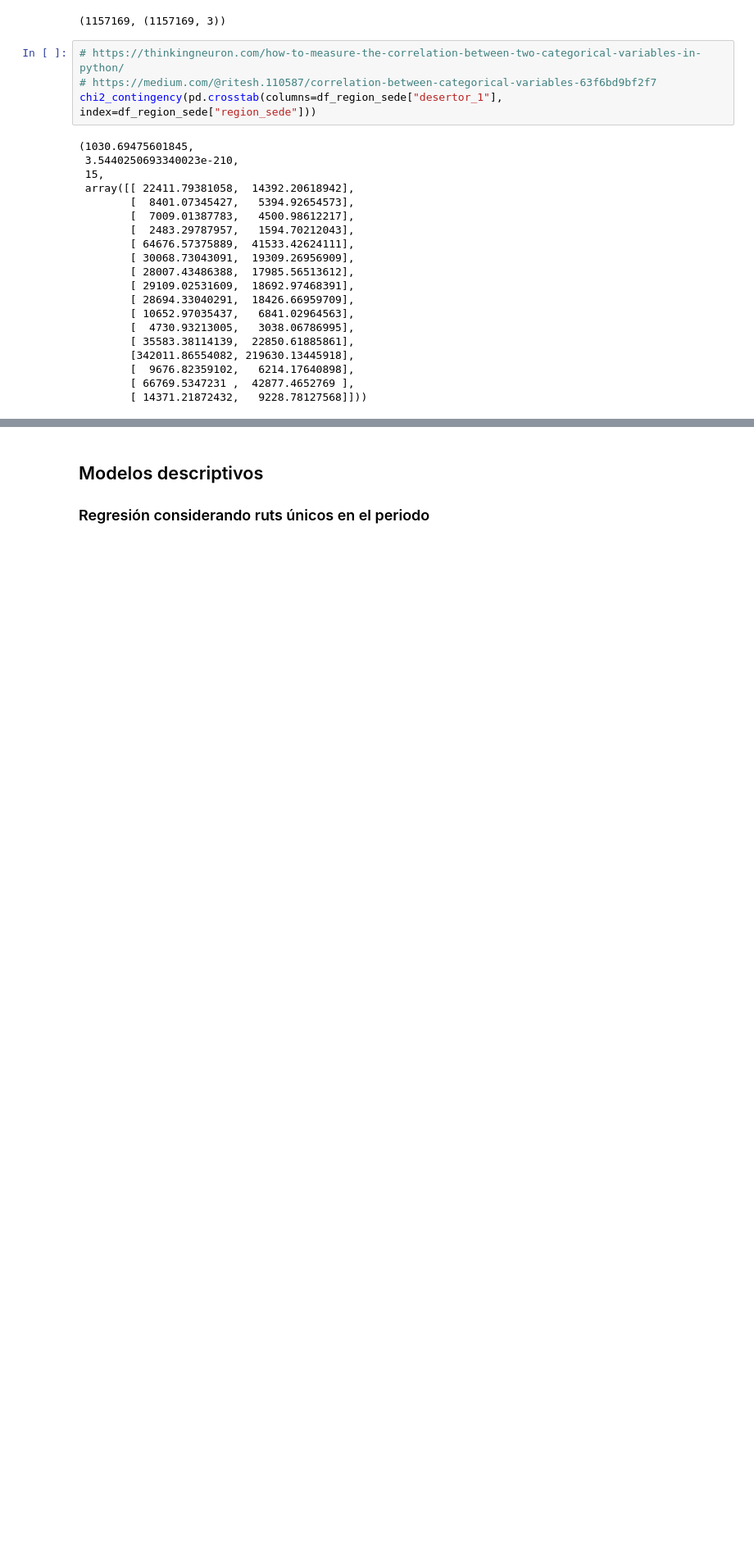
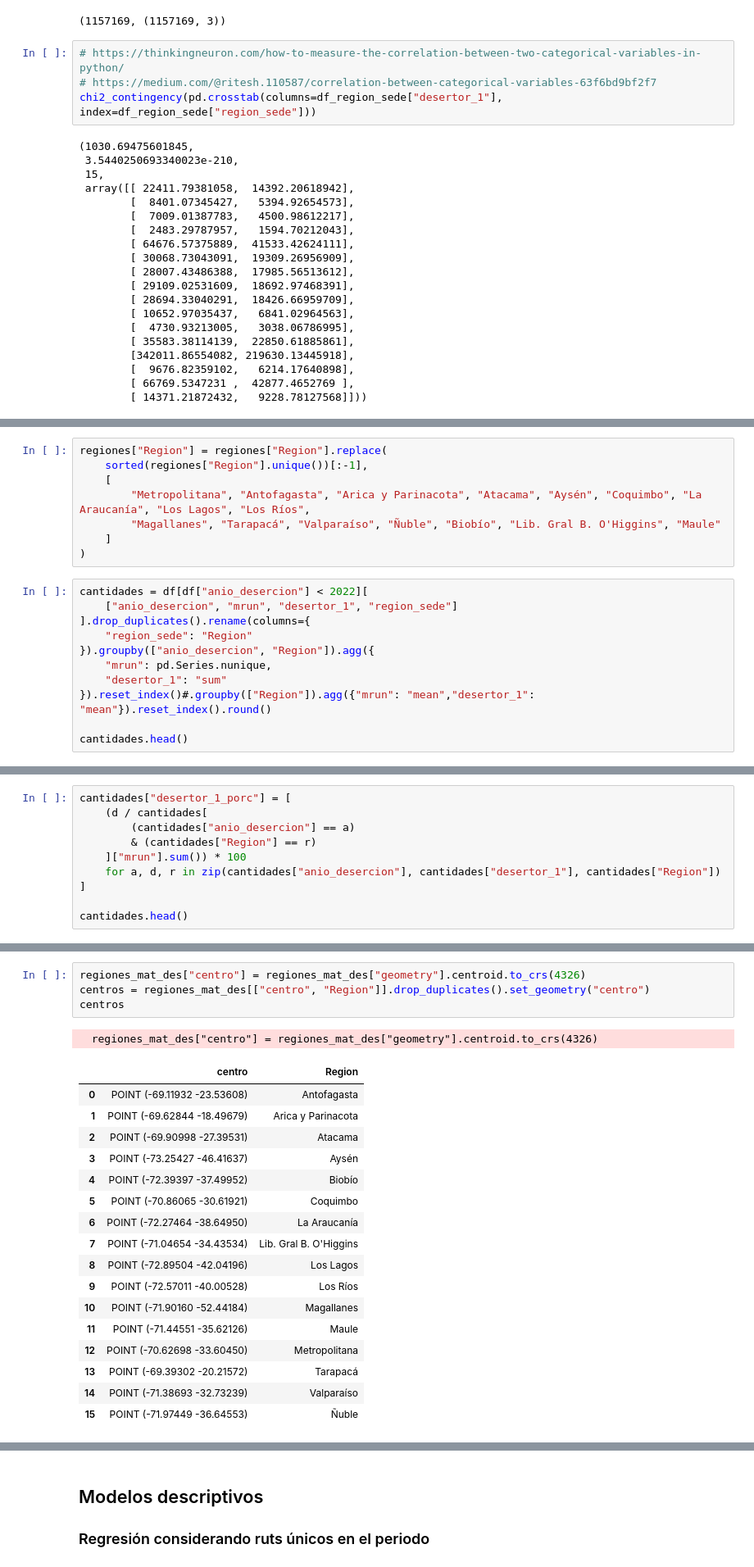
Before and after one commit to GianniCatBug/MDS7201-mineduc-desercion, a Jupyter notebook: notebooks/4-exploracion-datos.ipynb, the cells around one changed output, grey strips where cells are left out. Shown at 82% size. Drawn from its saved outputs; the diff is of its cells as text; blank space fills up the shorter version.

```diff
--- a/notebooks/4-exploracion-datos.ipynb
+++ b/notebooks/4-exploracion-datos.ipynb
@@ -276,0 +311,19 @@ chi2_contingency(pd.crosstab(columns=df_region_sede["desertor_1"], index=df_regi
+# %%
+regiones["Region"] = regiones["Region"].replace(
+    sorted(regiones["Region"].unique())[:-1],
+    [
+        "Metropolitana", "Antofagasta", "Arica y Parinacota", "Atacama", "Aysén", "Coquimbo", "La Araucanía", "Los Lagos", "Los Ríos",
+        "Magallanes", "Tarapacá", "Valparaíso", "Ñuble", "Biobío", "Lib. Gral B. O'Higgins", "Maule"
+    ]
+)
+# %%
+cantidades = df[df["anio_desercion"] < 2022][
+    ["anio_desercion", "mrun", "desertor_1", "region_sede"]
+].drop_duplicates().rename(columns={
+    "region_sede": "Region"
+}).groupby(["anio_desercion", "Region"]).agg({
+    "mrun": pd.Series.nunique,
+    "desertor_1": "sum"
+}).reset_index()#.groupby(["Region"]).agg({"mrun": "mean","desertor_1": "mean"}).reset_index().round()
+
+cantidades.head()
@@ -276,0 +337,10 @@ chi2_contingency(pd.crosstab(columns=df_region_sede["desertor_1"], index=df_regi
+# %%
+cantidades["desertor_1_porc"] = [
+    (d / cantidades[
+        (cantidades["anio_desercion"] == a)
+        & (cantidades["Region"] == r)
+    ]["mrun"].sum()) * 100
+    for a, d, r in zip(cantidades["anio_desercion"], cantidades["desertor_1"], cantidades["Region"])
+]
+
+cantidades.head()
@@ -276,0 +360,23 @@ chi2_contingency(pd.crosstab(columns=df_region_sede["desertor_1"], index=df_regi
+# %%
+regiones_mat_des["centro"] = regiones_mat_des["geometry"].centroid.to_crs(4326)
+centros = regiones_mat_des[["centro", "Region"]].drop_duplicates().set_geometry("centro")
+centros
+# %% [output]
+  regiones_mat_des["centro"] = regiones_mat_des["geometry"].centroid.to_crs(4326)
+|  | centro | Region |
+| 0 | POINT (-69.11932 -23.53608) | Antofagasta |
+| 1 | POINT (-69.62844 -18.49679) | Arica y Parinacota |
+| 2 | POINT (-69.90998 -27.39531) | Atacama |
+| 3 | POINT (-73.25427 -46.41637) | Aysén |
+| 4 | POINT (-72.39397 -37.49952) | Biobío |
+| 5 | POINT (-70.86065 -30.61921) | Coquimbo |
+| 6 | POINT (-72.27464 -38.64950) | La Araucanía |
+| 7 | POINT (-71.04654 -34.43534) | Lib. Gral B. O'Higgins |
+| 8 | POINT (-72.89504 -42.04196) | Los Lagos |
+| 9 | POINT (-72.57011 -40.00528) | Los Ríos |
+| 10 | POINT (-71.90160 -52.44184) | Magallanes |
+| 11 | POINT (-71.44551 -35.62126) | Maule |
+| 12 | POINT (-70.62698 -33.60450) | Metropolitana |
+| 13 | POINT (-69.39302 -20.21572) | Tarapacá |
+| 14 | POINT (-71.38693 -32.73239) | Valparaíso |
+| 15 | POINT (-71.97449 -36.64553) | Ñuble |
```
Also changed, not shown: parts of 14 cells of this notebook, 1 other file.
